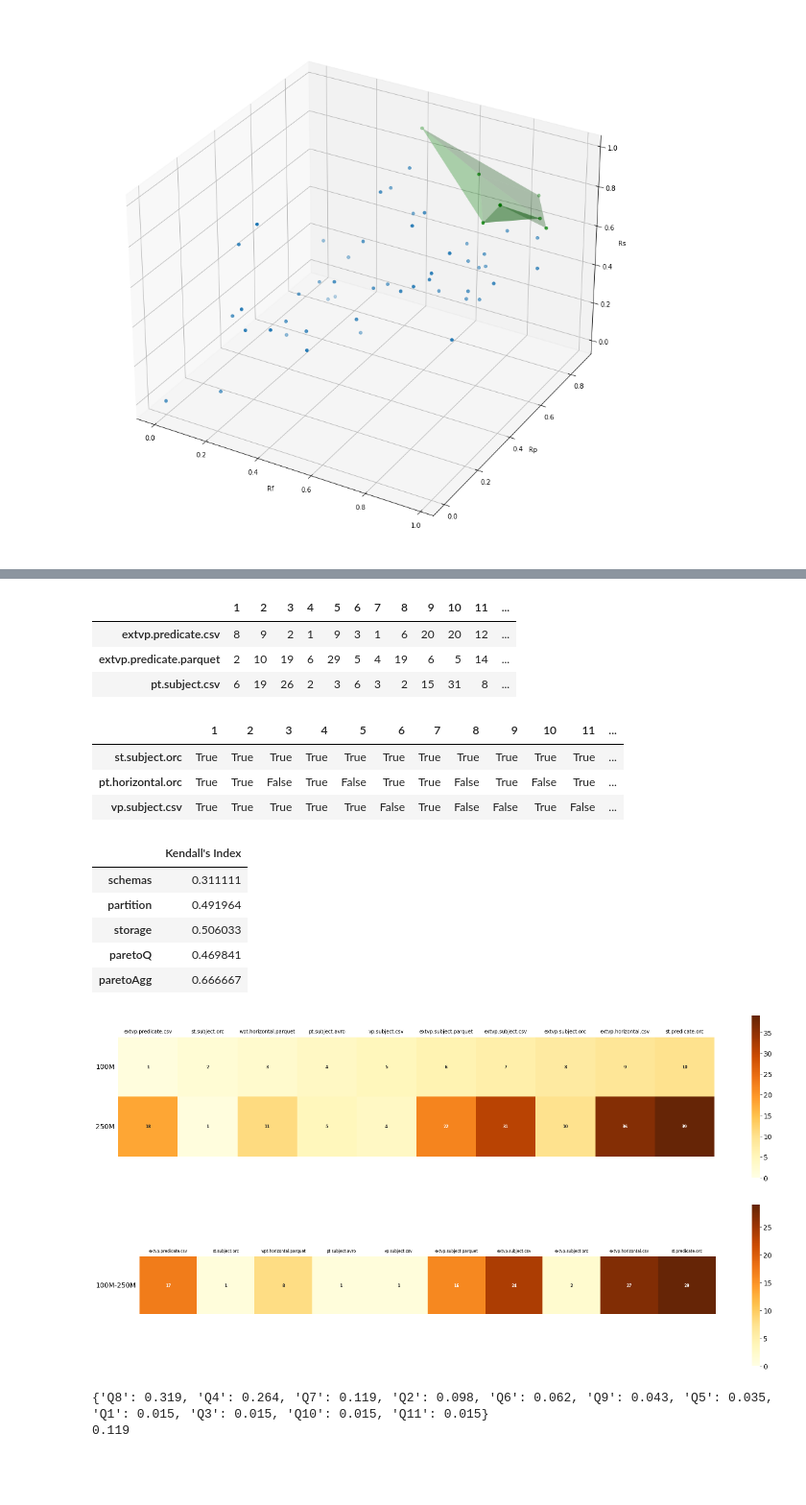
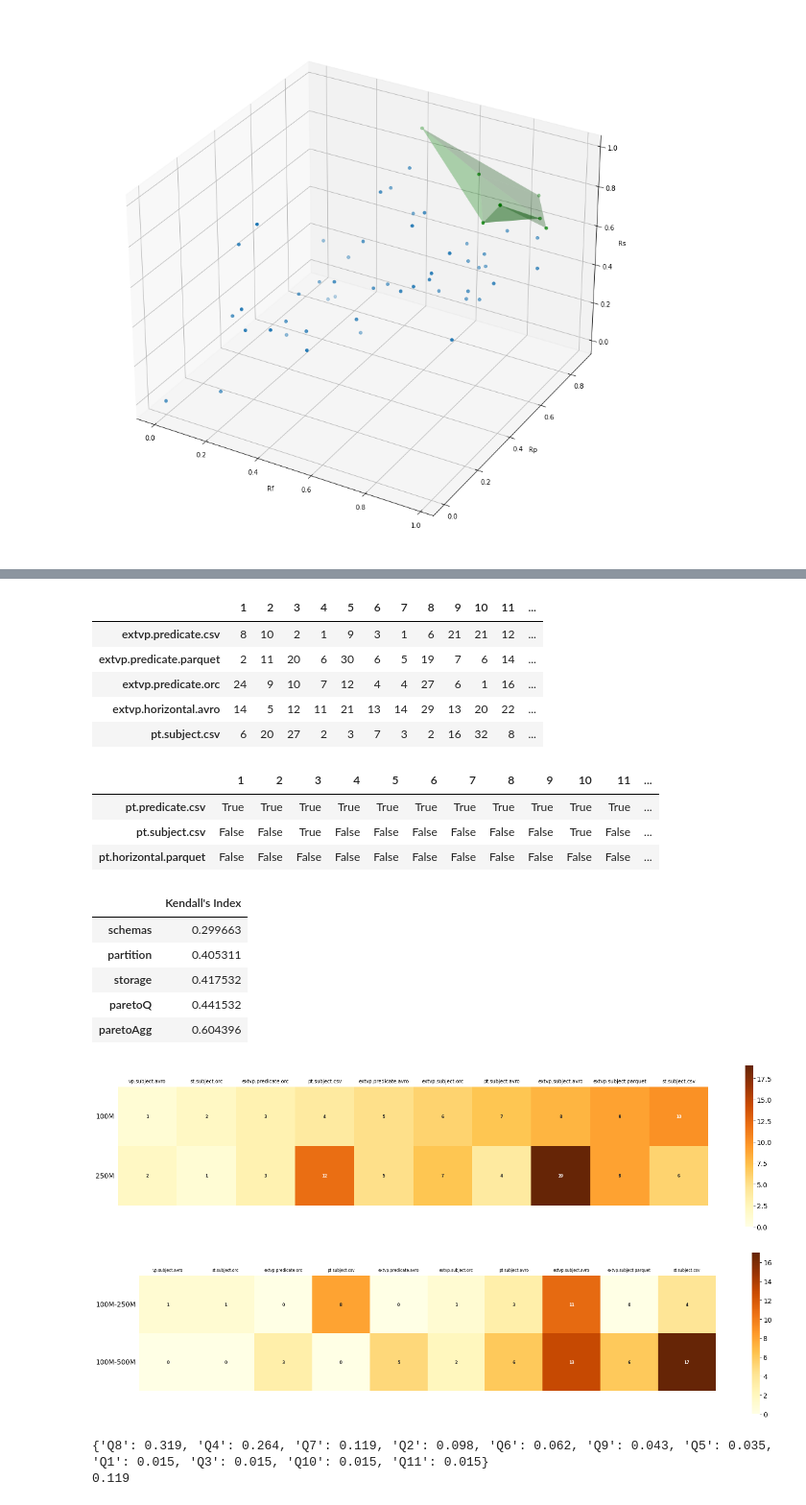
Before and after one commit to DataSystemsGroupUT/PAPyA, a Jupyter notebook: UI Module_Development/BenchRanker copy.ipynb, the cells around one changed output, grey strips where cells are left out. Shown at 96% size. Cells and saved outputs as stored; diff of their text form; code cells hidden in the pictures; blank space fills up the shorter version.

```diff
--- a/UI Module_Development/BenchRanker copy.ipynb
+++ b/UI Module_Development/BenchRanker copy.ipynb
@@ -174,35 +198,39 @@ conf.run()
+# %%
+conf.showCriteriaTable(dimension = 'schemas') #configurationQueryRanks
+
+# new parameter, mode = 0 / 1
+# %% [output]
+|  | 1 | 2 | 3 | 4 | 5 | 6 | 7 | 8 | 9 | 10 | 11 | ... |
+| extvp.predicate.csv | 8 | 10 | 2 | 1 | 9 | 3 | 1 | 6 | 21 | 21 | 12 | ... |
+| extvp.predicate.parquet | 2 | 11 | 20 | 6 | 30 | 6 | 5 | 19 | 7 | 6 | 14 | ... |
+| extvp.predicate.orc | 24 | 9 | 10 | 7 | 12 | 4 | 4 | 27 | 6 | 1 | 16 | ... |
+| extvp.horizontal.avro | 14 | 5 | 12 | 11 | 21 | 13 | 14 | 29 | 13 | 20 | 22 | ... |
+| pt.subject.csv | 6 | 20 | 27 | 2 | 3 | 7 | 3 | 2 | 16 | 32 | 8 | ... |
 # %%
-conf.showCriteriaTable(dimension = 'paretoQ')
+conf.showTable(dimension = 'paretoAgg')
 # %% [output]
 |  | 1 | 2 | 3 | 4 | 5 | 6 | 7 | 8 | 9 | 10 | 11 | ... |
-| extvp.predicate.csv | 8 | 9 | 2 | 1 | 9 | 3 | 1 | 6 | 20 | 20 | 12 | ... |
-| extvp.predicate.parquet | 2 | 10 | 19 | 6 | 29 | 5 | 4 | 19 | 6 | 5 | 14 | ... |
-| pt.subject.csv | 6 | 19 | 26 | 2 | 3 | 6 | 3 | 2 | 15 | 31 | 8 | ... |
+| pt.predicate.csv | True | True | True | True | True | True | True | True | True | True | True | ... |
+| pt.subject.csv | False | False | True | False | False | False | False | False | False | True | False | ... |
+| pt.horizontal.parquet | False | False | False | False | False | False | False | False | False | False | False | ... |
-# %%
-conf.showTable(dimension = 'storage')
-# %% [output]
-|  | 1 | 2 | 3 | 4 | 5 | 6 | 7 | 8 | 9 | 10 | 11 | ... |
-| st.subject.orc | True | True | True | True | True | True | True | True | True | True | True | ... |
-| pt.horizontal.orc | True | True | False | True | False | True | True | False | True | False | True | ... |
-| vp.subject.csv | True | True | True | True | True | False | True | False | False | True | False | ... |
 # %%
-coh.run('100M', '250M')
+coh.run('250M', '500M')
 # %% [output]
 |  | Kendall's Index |
-| schemas | 0.311111 |
-| partition | 0.491964 |
-| storage | 0.506033 |
-| paretoQ | 0.469841 |
-| paretoAgg | 0.666667 |
+| schemas | 0.299663 |
+| partition | 0.405311 |
+| storage | 0.417532 |
+| paretoQ | 0.441532 |
+| paretoAgg | 0.604396 |
 # %%
 # only takes single dimensions
 coh.heatMap('100M', "250M", dimension='partition')
 # %% [output]
-[figure, old version]
+[figure, new version]
 # %%
-coh.heatMapSubtract('100M', '250M', dimension='partition')
+coh.heatMapSubtract('100M', '250M', '500M', dimension='partition')
 # %% [output]
-[figure, old version]
+[figure, new version]
 # %%
 import ahpy
 
```
Also changed, not shown: parts of 11 cells of this notebook, 13 other files.
